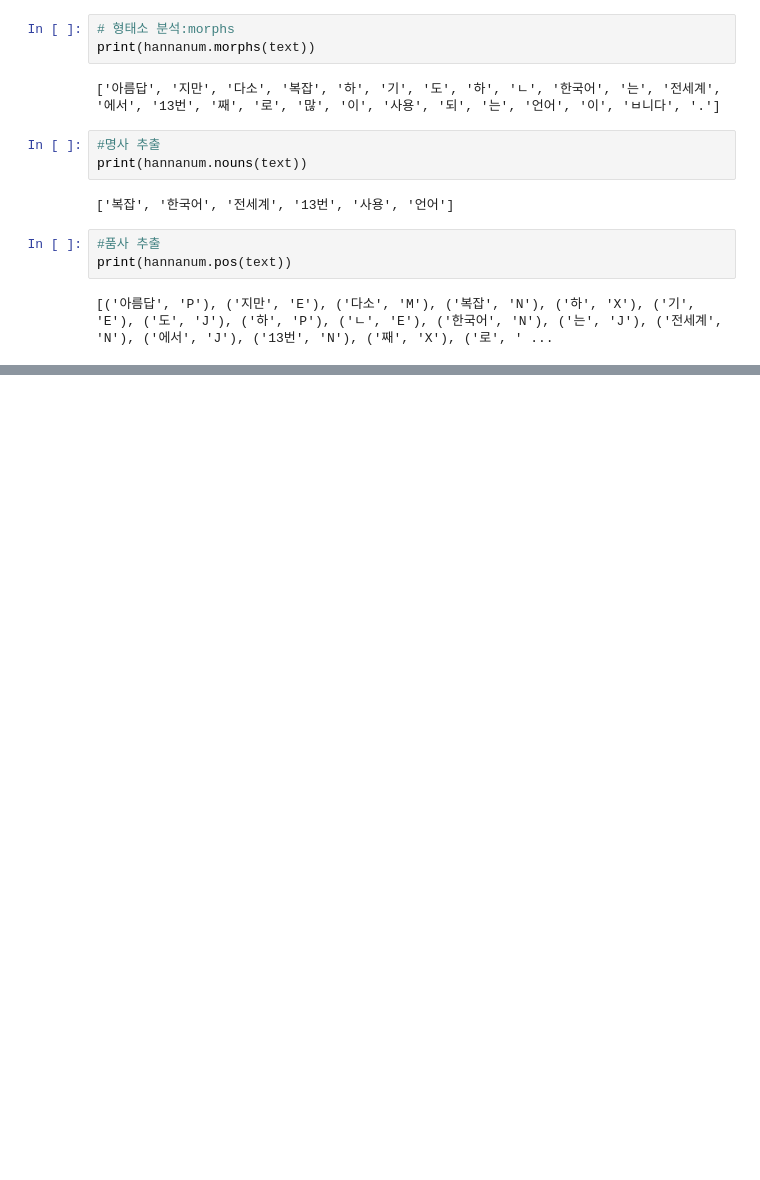
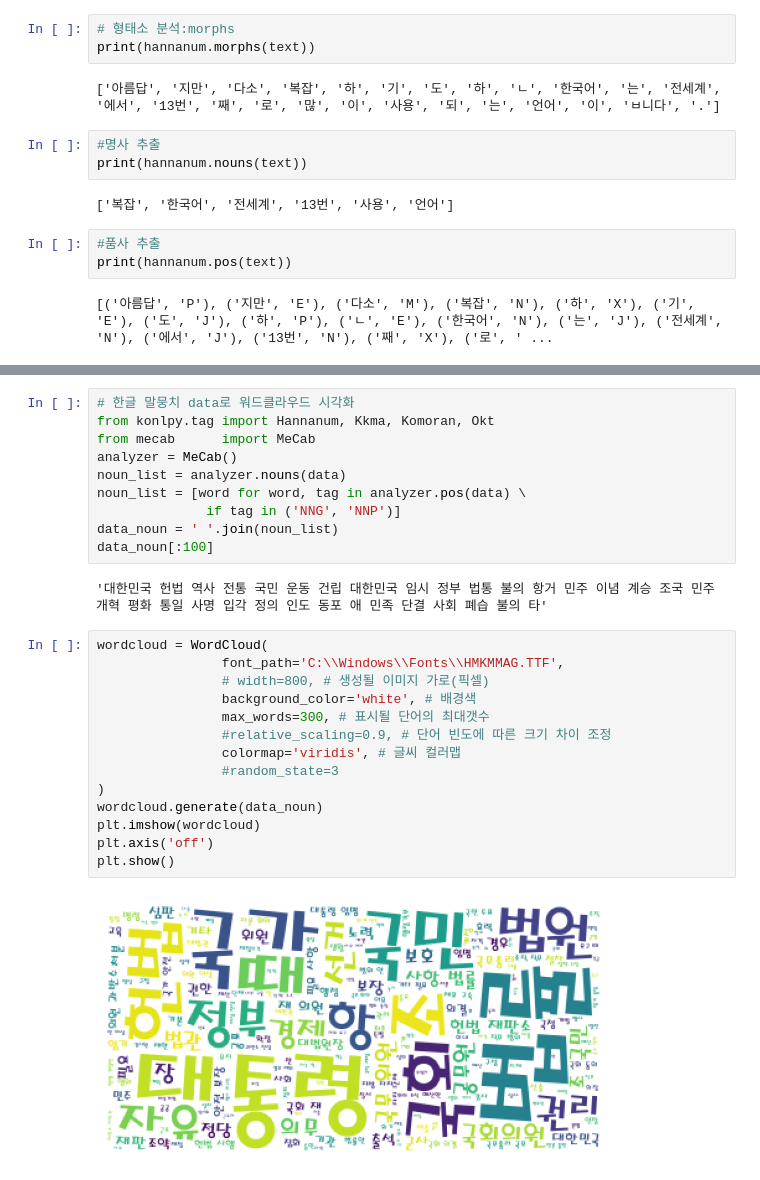
Before and after one commit to secretrelationship/ai_x, a Jupyter notebook: source/07_자연어처리/ch02_한글형태소분석_시각화.ipynb, the cells around one changed output, grey strips where cells are left out. Drawn from its saved outputs; the diff is of its cells as text; blank space fills up the shorter version.

```diff
--- a/source/07_자연어처리/ch02_한글형태소분석_시각화.ipynb
+++ b/source/07_자연어처리/ch02_한글형태소분석_시각화.ipynb
@@ -88,0 +335,28 @@ print(hannanum.pos(text))
+# %%
+# 한글 말뭉치 data로 워드클라우드 시각화
+from konlpy.tag import Hannanum, Kkma, Komoran, Okt
+from mecab      import MeCab
+analyzer = MeCab()
+noun_list = analyzer.nouns(data)
+noun_list = [word for word, tag in analyzer.pos(data) \
+              if tag in ('NNG', 'NNP')]
+data_noun = ' '.join(noun_list)
+data_noun[:100]
+# %% [output]
+'대한민국 헌법 역사 전통 국민 운동 건립 대한민국 임시 정부 법통 불의 항거 민주 이념 계승 조국 민주 개혁 평화 통일 사명 입각 정의 인도 동포 애 민족 단결 사회 폐습 불의 타'
+# %%
+wordcloud = WordCloud(
+                font_path='C:\\Windows\\Fonts\\HMKMMAG.TTF',
+                # width=800, # 생성될 이미지 가로(픽셀)
+                background_color='white', # 배경색
+                max_words=300, # 표시될 단어의 최대갯수
+                #relative_scaling=0.9, # 단어 빈도에 따른 크기 차이 조정
+                colormap='viridis', # 글씨 컬러맵
+                #random_state=3
+)
+wordcloud.generate(data_noun)
+plt.imshow(wordcloud)
+plt.axis('off')
+plt.show()
+# %% [output]
+[figure, added]
```
Also changed, not shown: parts of 52 cells of this notebook, 15 other files.
